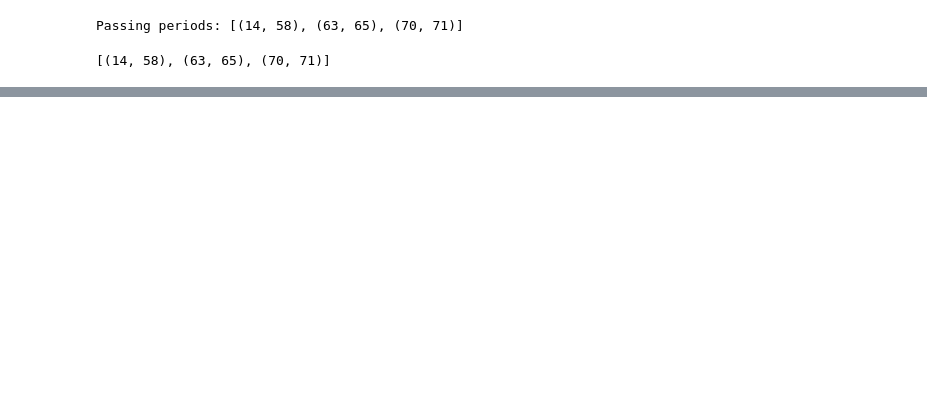
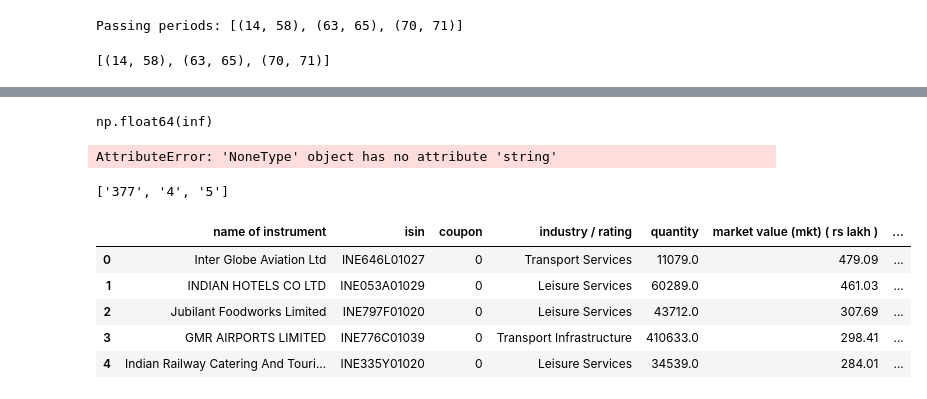
Before and after one commit to vaibhaVishwakarma/AssetManagmentCompanyParser, a Jupyter notebook: test.ipynb, the cells around one changed output, grey strips where cells are left out. Cells and saved outputs as stored; diff of their text form; code cells hidden in the pictures; blank space fills up the shorter version.

```diff
--- a/test.ipynb
+++ b/test.ipynb
@@ -506,0 +586,9 @@ Length: 144, dtype: object
+# %%
+np.divide(100,0)
+# %% [output]
+np.float64(inf)
+# %%
+import re
+str(re.match("\d+[^a-z.]|\d+.\d+[^.\w]" , "1.22").string)
+# %% [output]
+AttributeError: 'NoneType' object has no attribute 'string'
@@ -506,0 +598,15 @@ Length: 144, dtype: object
+# %%
+integerFilter("aab377g4.5")
+# %% [output]
+['377', '4', '5']
+# %%
+path= r"C:\\Users\\vaibh\\Documents\\IPYNB_notebooks\\interview\\final_cleaned\\Kotak Mutual Fund.xlsx"
+df = pd.read_excel(path)
+df.head()
+# %% [output]
+|  | name of instrument | isin | coupon | industry / rating | quantity | market value (mkt) ( rs lakh ) | ... |
+| 0 | Inter Globe Aviation Ltd | INE646L01027 | 0 | Transport Services | 11079.0 | 479.09 | ... |
+| 1 | INDIAN HOTELS CO LTD | INE053A01029 | 0 | Leisure Services | 60289.0 | 461.03 | ... |
+| 2 | Jubilant Foodworks Limited | INE797F01020 | 0 | Leisure Services | 43712.0 | 307.69 | ... |
+| 3 | GMR AIRPORTS LIMITED | INE776C01039 | 0 | Transport Infrastructure | 410633.0 | 298.41 | ... |
+| 4 | Indian Railway Catering And Touri... | INE335Y01020 | 0 | Leisure Services | 34539.0 | 284.01 | ... |
```
Also changed, not shown: parts of 18 cells of this notebook, 54 other files.
